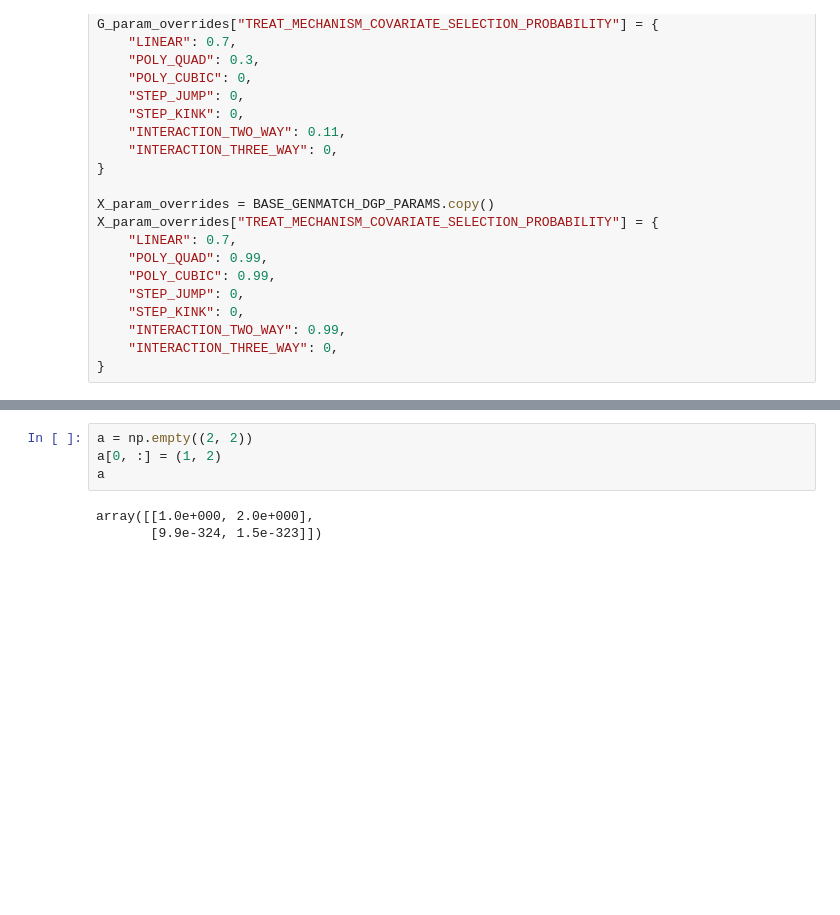
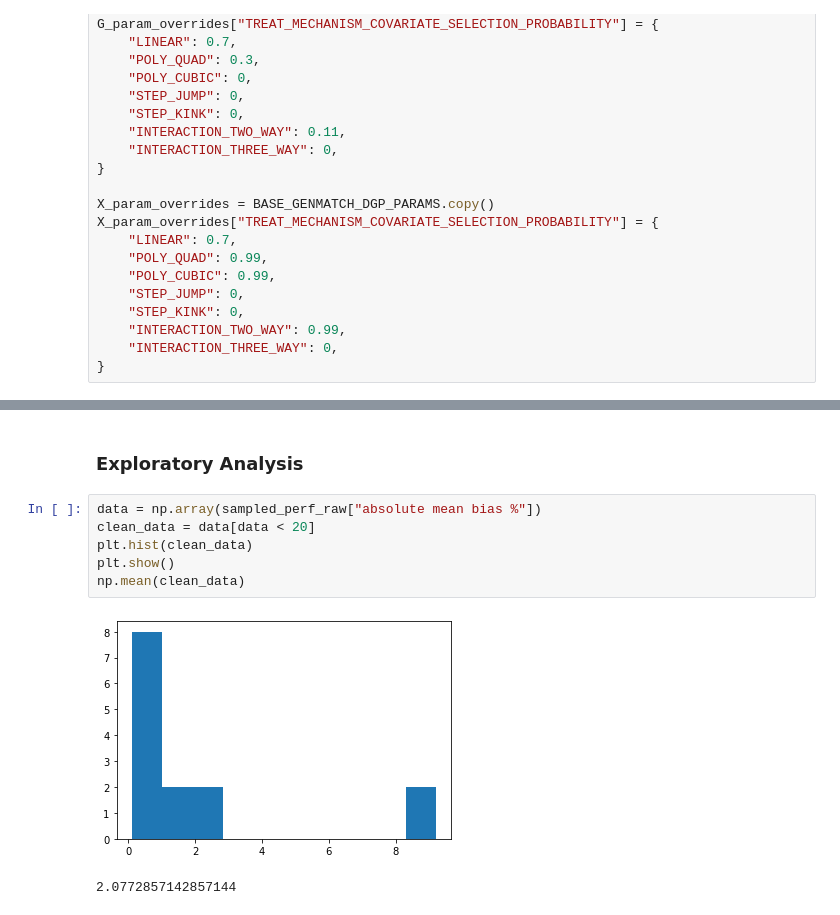
Before and after one commit to JoshBroomberg/Maccabee, a Jupyter notebook: Notebooks/Genmatch Benchmarking Comparison.ipynb, the cells around one changed output, grey strips where cells are left out. Cells and saved outputs as stored; diff of their text form; blank space fills up the shorter version.

```diff
--- a/Notebooks/Genmatch Benchmarking Comparison.ipynb
+++ b/Notebooks/Genmatch Benchmarking Comparison.ipynb
@@ -316,7 +244,11 @@ plt.show()
-# %%
-a = np.empty((2, 2))
-a[0, :] = (1, 2)
-a
-# %% [output]
-array([[1.0e+000, 2.0e+000],
-       [9.9e-324, 1.5e-323]])
+# %% [markdown]
+### Exploratory Analysis
+# %%
+data = np.array(sampled_perf_raw["absolute mean bias %"])
+clean_data = data[data < 20]
+plt.hist(clean_data)
+plt.show()
+np.mean(clean_data)
+# %% [output]
+[figure, added]
+2.0772857142857144
```
Also changed, not shown: parts of 26 cells of this notebook, 9 other files.
